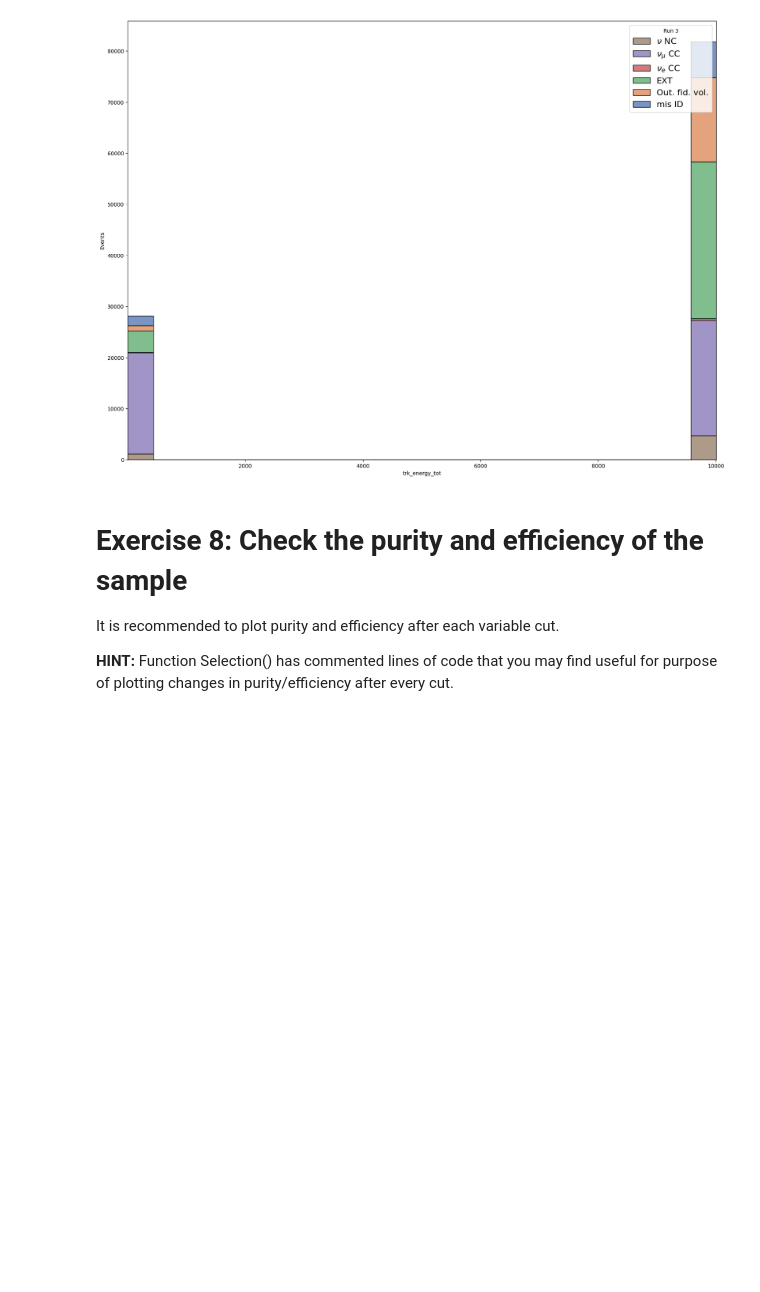
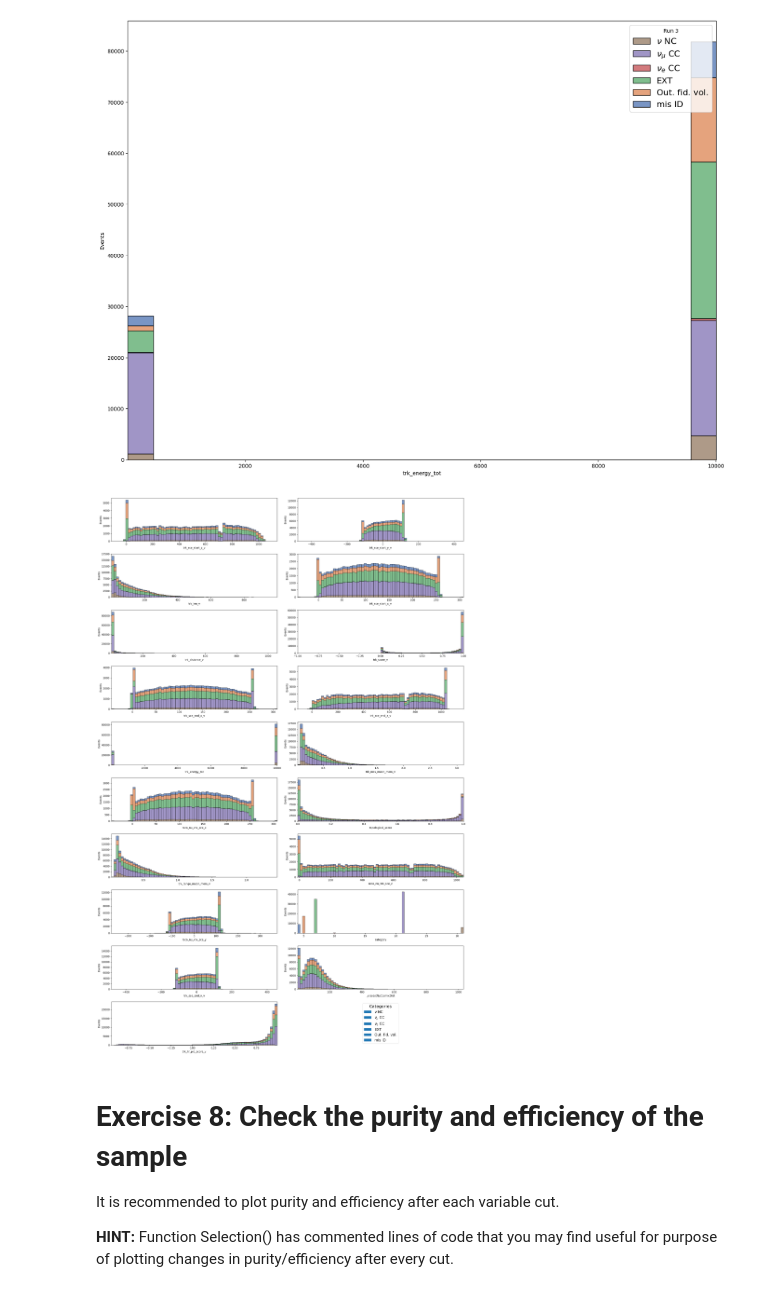
Before and after one commit to JungleMan796/MicroBooNE, a Jupyter notebook: MainAnalysis_template.ipynb, the cells around one changed output. Drawn from its saved outputs; the diff is of its cells as text; code cells hidden in the pictures; blank space fills up the shorter version.

```diff
--- a/MainAnalysis_template.ipynb
+++ b/MainAnalysis_template.ipynb
@@ -348,0 +423,4 @@ plt.show(i)
+# %%
+plot_all_histograms(MC_EXT, all_variables_to_plot, "", BIN = 70)
+# %% [output]
+[figure, added]
```
Also changed, not shown: parts of 13 cells of this notebook.
